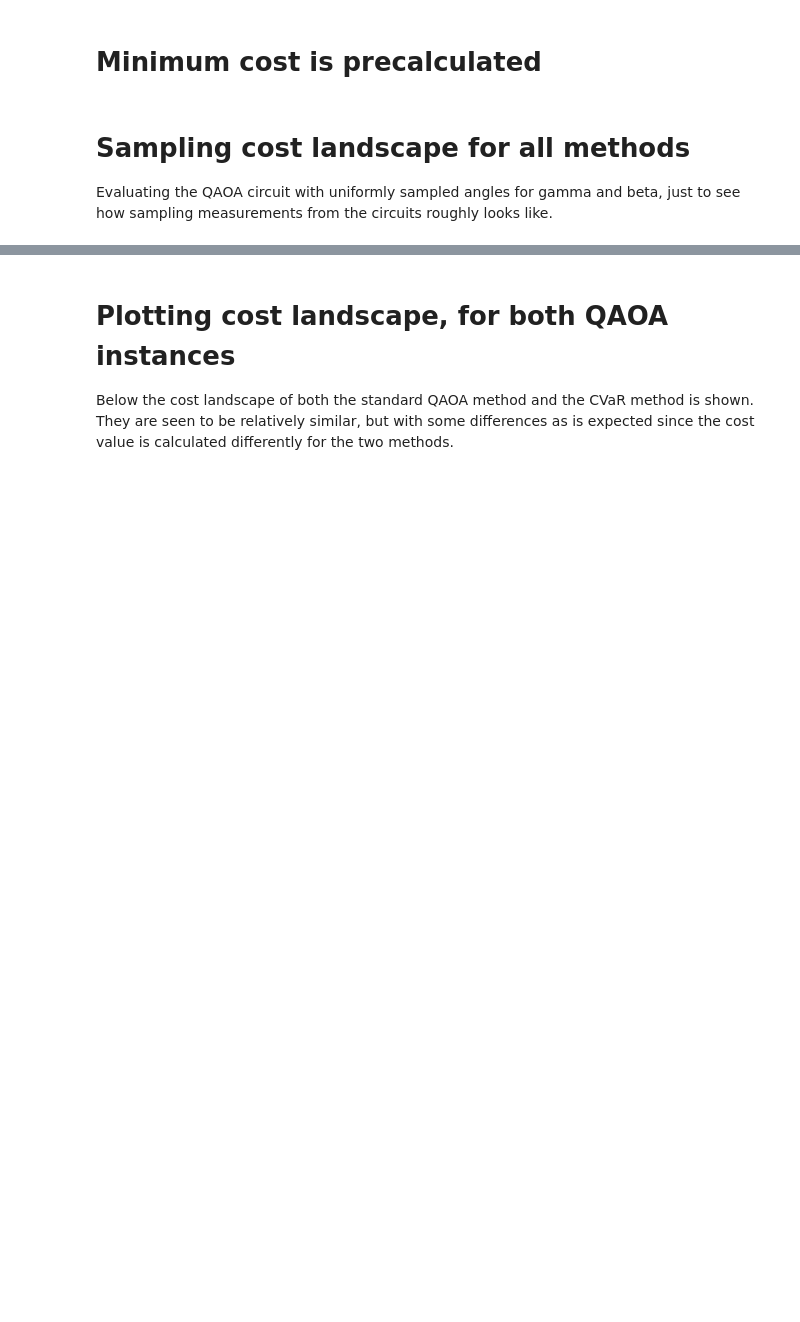
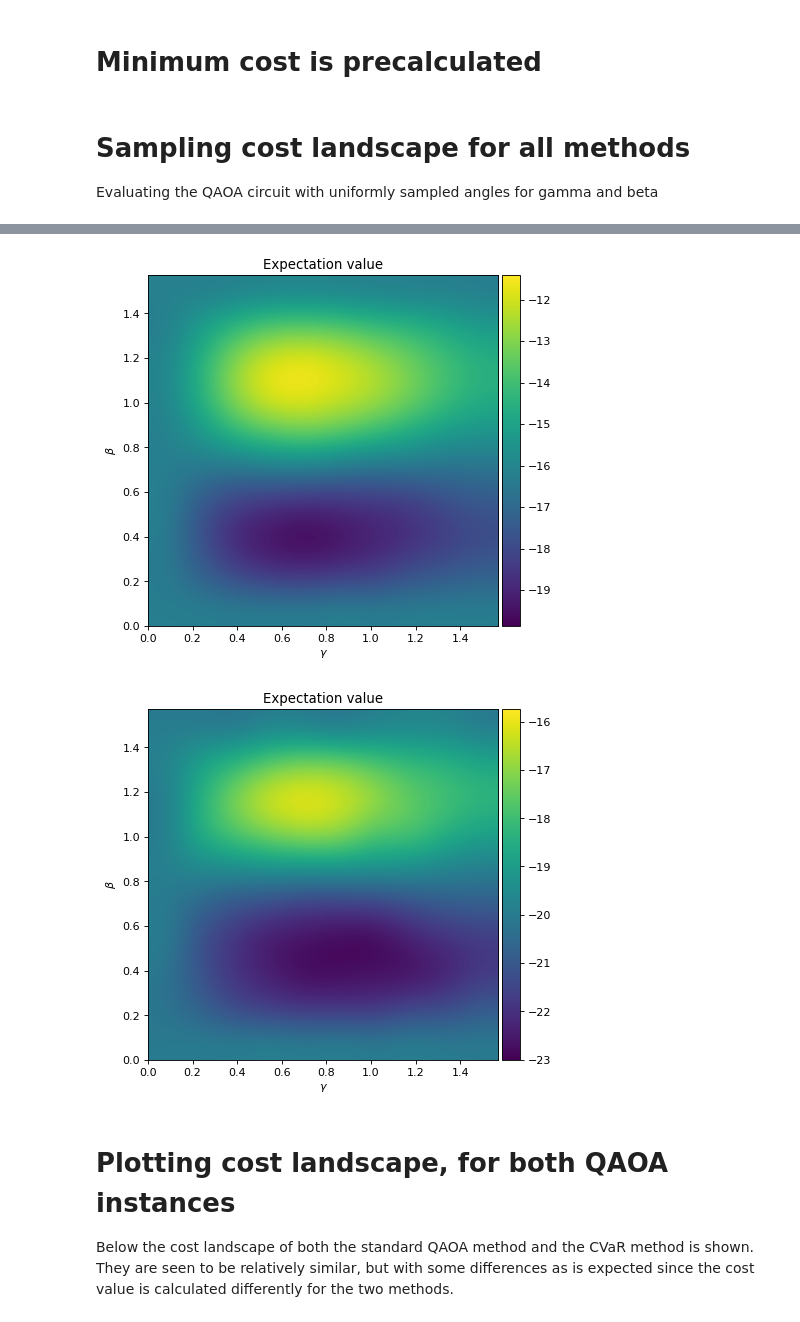
Before and after one commit to OpenQuantumComputing/QAOA, a Jupyter notebook: examples/MaxCut/CVaR.ipynb, the cells around one changed output, grey strips where cells are left out. Drawn from its saved outputs; the diff is of its cells as text; code cells hidden in the pictures; blank space fills up the shorter version.

```diff
--- a/examples/MaxCut/CVaR.ipynb
+++ b/examples/MaxCut/CVaR.ipynb
@@ -29,12 +29,10 @@ qaoamc_CVaR = QAOA(
     initialstate=initialstates.Plus(),
     problem=problems.MaxCut(G=G),
     mixer=mixers.X(),
-    alpha=0.1
+    alpha=0.1,
 )
 qaoamc = QAOA(
-    initialstate=initialstates.Plus(),
-    problem=problems.MaxCut(G=G),
-    mixer=mixers.X()
+    initialstate=initialstates.Plus(), problem=problems.MaxCut(G=G), mixer=mixers.X()
 )
 # %% [markdown]
 # Minimum cost is precalculated
@@ -43,7 +41,10 @@ mincost=-25.23404480588015
 # %% [markdown]
 # Sampling cost landscape for all methods
-Evaluating the QAOA circuit with uniformly sampled angles for gamma and beta, just to see how sampling measurements from the circuits roughly looks like.
+Evaluating the QAOA circuit with uniformly sampled angles for gamma and beta
 # %%
-qaoamc.sample_cost_landscape(angles={"gamma": [0,np.pi/2,10], "beta": [0,np.pi/2,10]})
-qaoamc_CVaR.sample_cost_landscape(angles={"gamma": [0,np.pi/2,10], "beta": [0,np.pi/2,10]})
+maxgamma = maxbeta = np.pi / 2
+qaoamc.sample_cost_landscape( angles={"gamma": [0, maxgamma, 10], "beta": [0, maxbeta, 10]} )
+plot_E(qaoamc.E, extent=[0, maxgamma, 0, maxbeta])
+qaoamc_CVaR.sample_cost_landscape( angles={"gamma": [0, maxgamma, 10], "beta": [0, maxbeta, 10]} )
+plot_E(qaoamc_CVaR.E, extent=[0, maxgamma, 0, maxbeta])
 # %% [output]
@@ -62,3 +63,5 @@ qaoamc_CVaR.sample_cost_landscape(angles={"gamma": [0,np.pi/2,10], "beta": [0,np
+[figure, added]
+[figure, added]
 # %% [markdown]
 # Plotting cost landscape, for both QAOA instances
 
```
Also changed, not shown: parts of 8 cells of this notebook, 23 other files.
